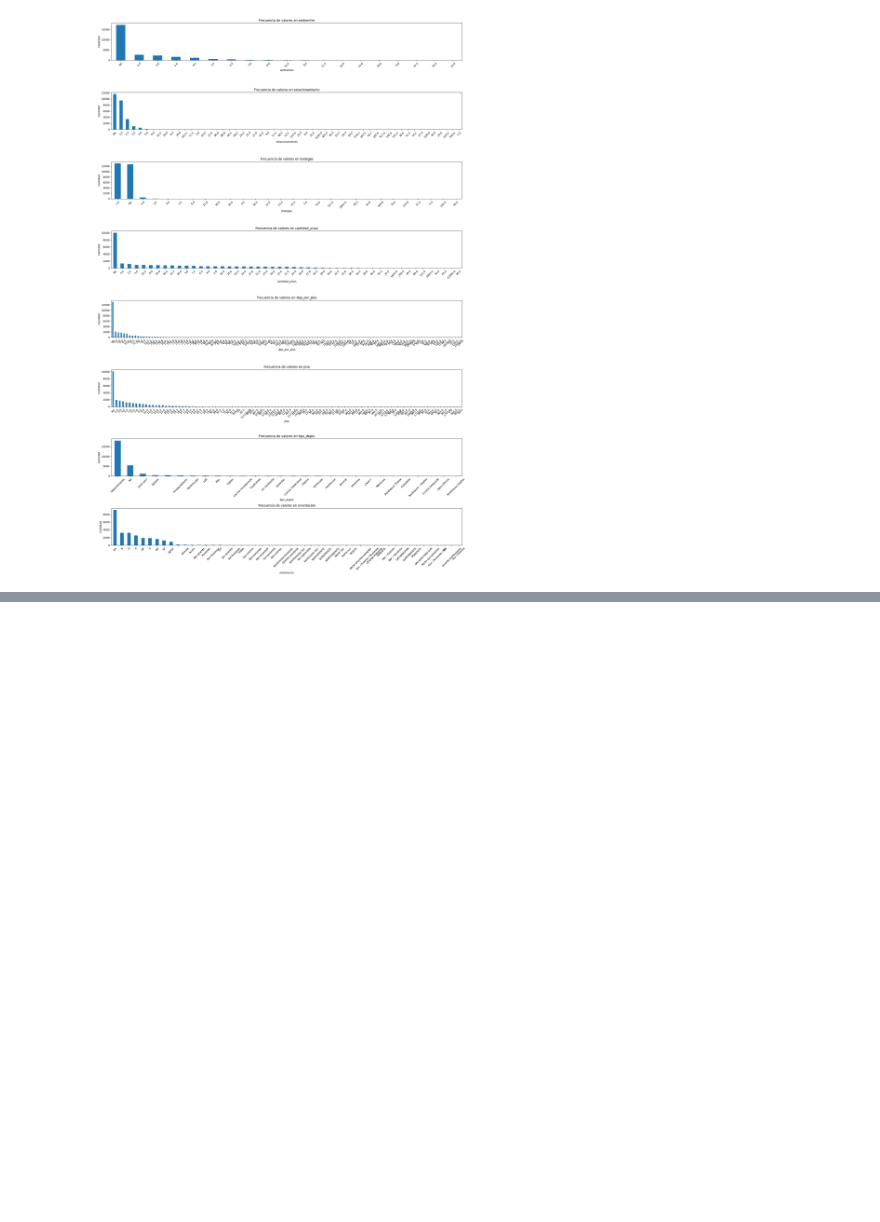
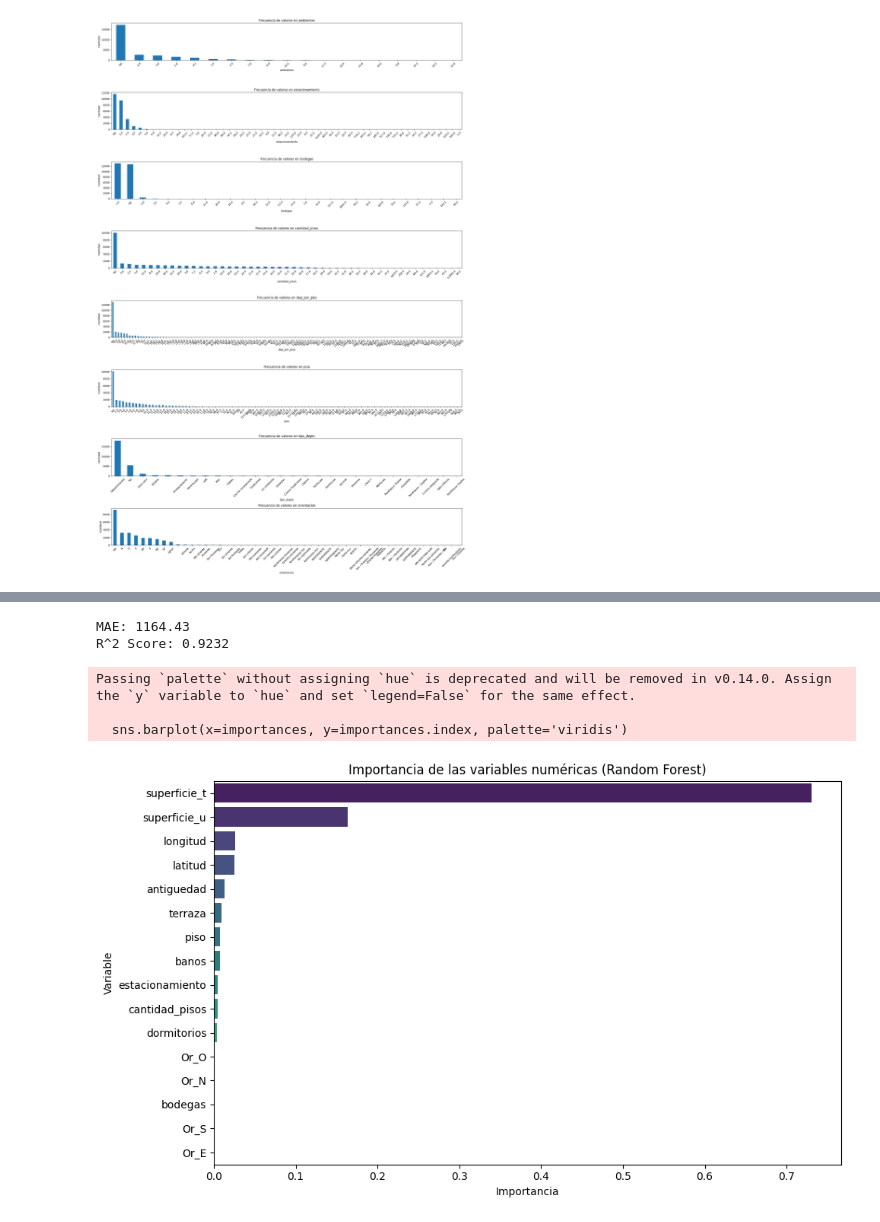
Before and after one commit to AlonsoDS/Proyecto_titulo, a Jupyter notebook: WebScraper/Analisis_dataset_deptos.ipynb, the cells around one changed output, grey strips where cells are left out. Drawn from its saved outputs; the diff is of its cells as text; code cells hidden in the pictures; blank space fills up the shorter version.

```diff
--- a/WebScraper/Analisis_dataset_deptos.ipynb
+++ b/WebScraper/Analisis_dataset_deptos.ipynb
@@ -190,0 +236,55 @@ df.describe()
+# %%
+from sklearn.ensemble import RandomForestRegressor
+from sklearn.model_selection import train_test_split
+from sklearn.metrics import mean_absolute_error, r2_score
+import matplotlib.pyplot as plt
+import seaborn as sns
+import pandas as pd
+
+# Variables numéricas seleccionadas
+features = [
+    'superficie_t', 'superficie_u', 'terraza', 'dormitorios', 'banos',
+    'estacionamiento', 'bodegas', 'cantidad_pisos', 'piso',
+    'antiguedad', 'latitud', 'longitud', 'Or_N', 'Or_S', 'Or_E', 'Or_O'
+]
+
+# 1. Features y target
+X = df_dropna[features]
+y = df_dropna['monto']
+
+# 2. Split train/test
+X_train, X_test, y_train, y_test = train_test_split(
+    X, y, test_size=0.2, random_state=42
+)
+
+# 3. Entrenar modelo
+model = RandomForestRegressor(n_estimators=100, random_state=42)
+model.fit(X_train, y_train)
+
+# 4. Evaluación
+y_pred = model.predict(X_test)
+mae = mean_absolute_error(y_test, y_pred)
+r2 = r2_score(y_test, y_pred)
+
+print(f"MAE: {mae:.2f}")
+print(f"R^2 Score: {r2:.4f}")
+
+# 5. Importancia de variables
+importances = pd.Series(model.feature_importances_, index=X.columns)
+importances = importances.sort_values(ascending=False)
+
+# Visualización
+plt.figure(figsize=(10,6))
+sns.barplot(x=importances, y=importances.index, palette='viridis')
+plt.title("Importancia de las variables numéricas (Random Forest)")
+plt.xlabel("Importancia")
+plt.ylabel("Variable")
+plt.tight_layout()
+plt.show()
+# %% [output]
+MAE: 1164.43
+R^2 Score: 0.9232
+Passing `palette` without assigning `hue` is deprecated and will be removed in v0.14.0. Assign the `y` variable to `hue` and set `legend=False` for the same effect.
+
+  sns.barplot(x=importances, y=importances.index, palette='viridis')
+[figure, added]
```
Also changed, not shown: parts of 18 cells of this notebook, 2 other files.
